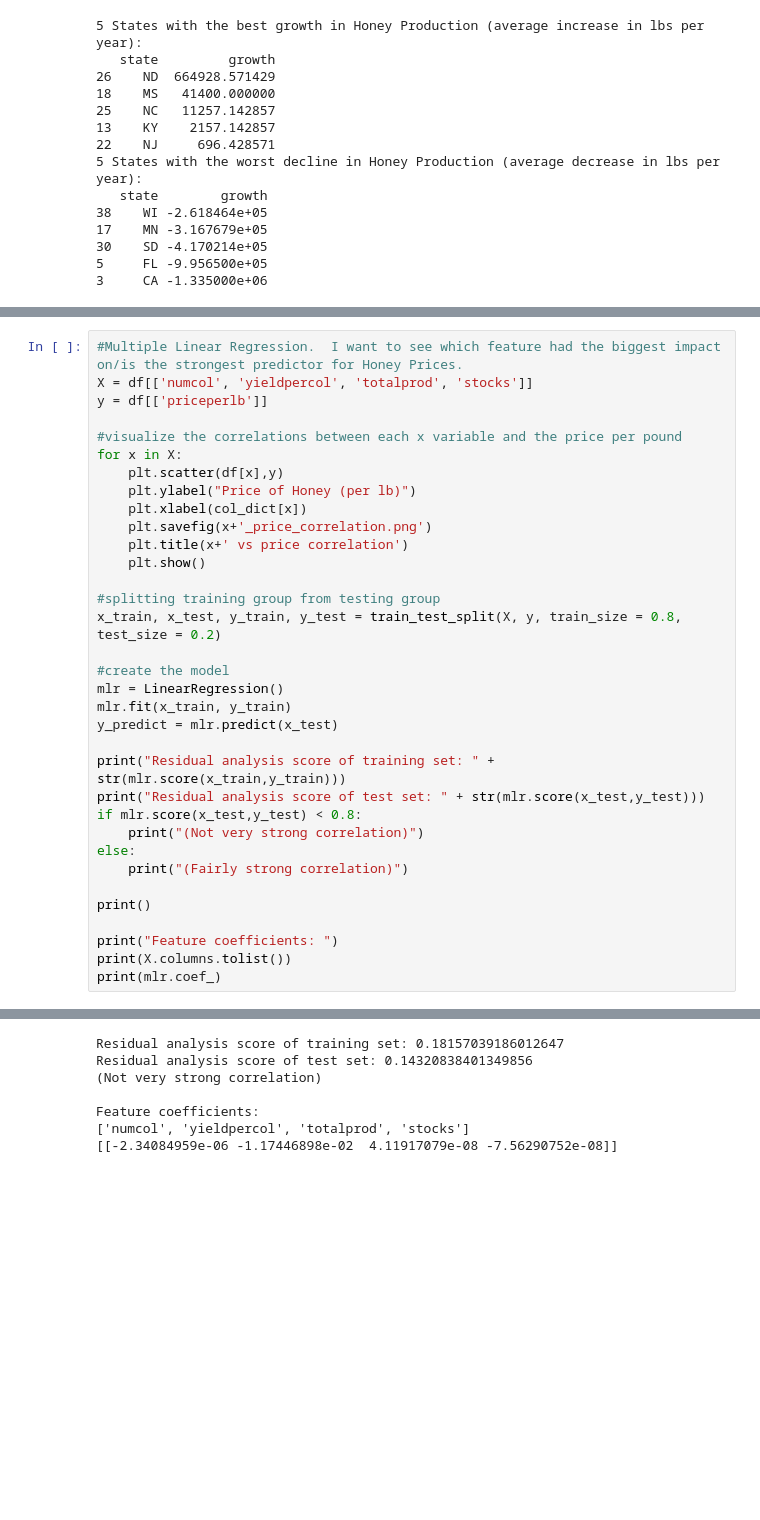
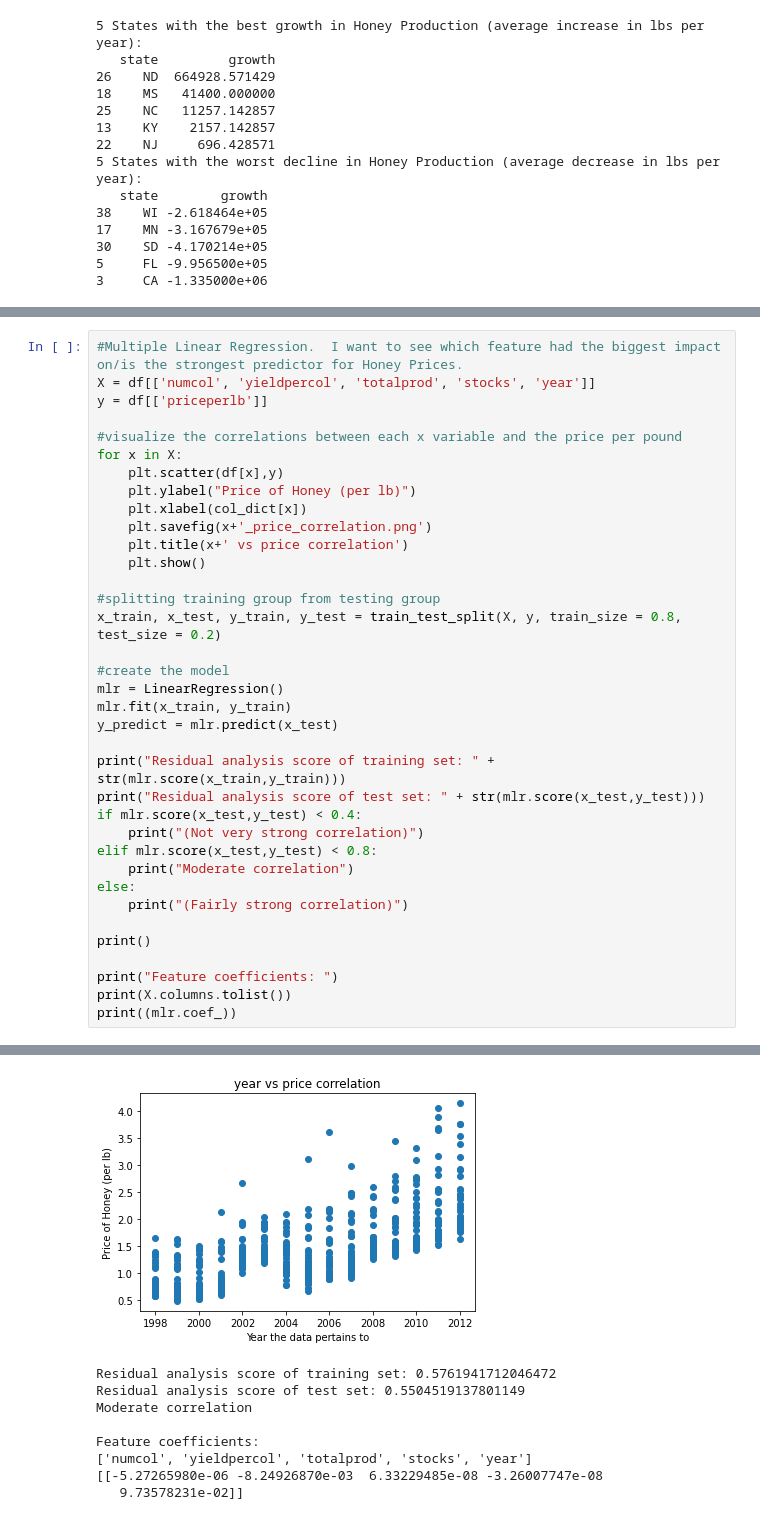
Before and after one commit to TheStarCloud/Projects, a Jupyter notebook: HoneyProduction LinRegr/honeyproduction.ipynb, the cells around one changed output, grey strips where cells are left out. Drawn from its saved outputs; the diff is of its cells as text; blank space fills up the shorter version.

Commit message:
Correlation Coefficients
Added Correlation Coefficients.
Also added a correlation graph for year vs honey price

```diff
--- a/HoneyProduction LinRegr/honeyproduction.ipynb
+++ b/HoneyProduction LinRegr/honeyproduction.ipynb
@@ -392,7 +392,7 @@ fig.show()
 [interactive output not drawn]
 # %%
 #Multiple Linear Regression.  I want to see which feature had the biggest impact on/is the strongest predictor for Honey Prices.
-X = df[['numcol', 'yieldpercol', 'totalprod', 'stocks']]
+X = df[['numcol', 'yieldpercol', 'totalprod', 'stocks', 'year']]
 y = df[['priceperlb']]
 
 #visualize the correlations between each x variable and the price per pound
@@ -400,39 +400,43 @@ for x in X:
     plt.scatter(df[x],y)
     plt.ylabel("Price of Honey (per lb)")
     plt.xlabel(col_dict[x])
     plt.savefig(x+'_price_correlation.png')
     plt.title(x+' vs price correlation')
     plt.show()
 
 #splitting training group from testing group
 x_train, x_test, y_train, y_test = train_test_split(X, y, train_size = 0.8, test_size = 0.2)
 
 #create the model
 mlr = LinearRegression()
 mlr.fit(x_train, y_train)
 y_predict = mlr.predict(x_test)
 
 print("Residual analysis score of training set: " + str(mlr.score(x_train,y_train)))
 print("Residual analysis score of test set: " + str(mlr.score(x_test,y_test)))
-if mlr.score(x_test,y_test) < 0.8:
+if mlr.score(x_test,y_test) < 0.4:
     print("(Not very strong correlation)")
+elif mlr.score(x_test,y_test) < 0.8:
+    print("Moderate correlation")
 else:
     print("(Fairly strong correlation)")
 
 print()
 
 print("Feature coefficients: ")
 print(X.columns.tolist())
-print(mlr.coef_)
+print((mlr.coef_))
 # %% [output]
 [figure]
 [figure]
 [figure]
 [figure]
+[figure, added]
-Residual analysis score of training set: 0.18157039186012647
-Residual analysis score of test set: 0.14320838401349856
-(Not very strong correlation)
+Residual analysis score of training set: 0.5761941712046472
+Residual analysis score of test set: 0.5504519137801149
+Moderate correlation
 
 Feature coefficients:
-['numcol', 'yieldpercol', 'totalprod', 'stocks']
-[[-2.34084959e-06 -1.17446898e-02  4.11917079e-08 -7.56290752e-08]]
+['numcol', 'yieldpercol', 'totalprod', 'stocks', 'year']
+[[-5.27265980e-06 -8.24926870e-03  6.33229485e-08 -3.26007747e-08
+   9.73578231e-02]]
```
Also changed, not shown: parts of 1 cell of this notebook, 2 other files.
